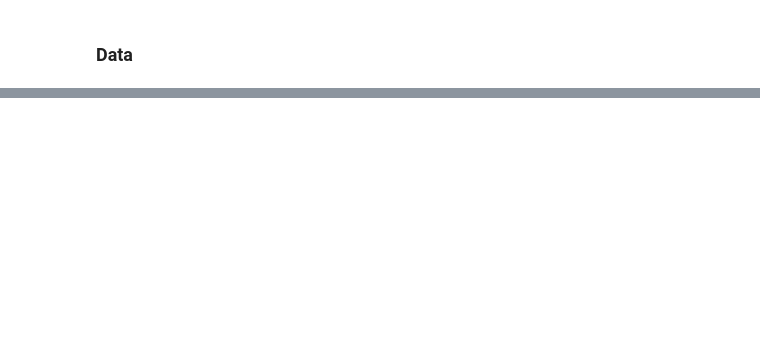
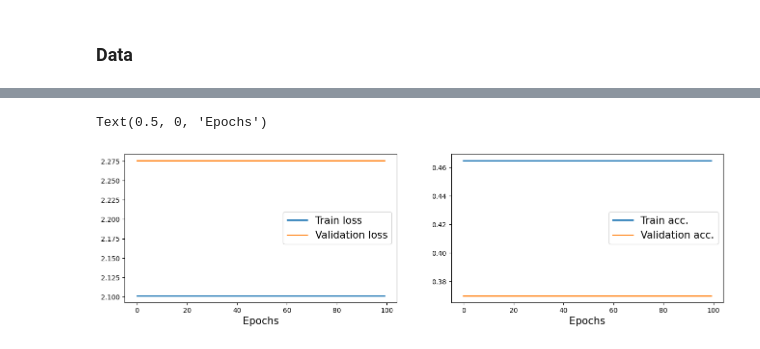
Before and after one commit to AhmedZeer/ml.py, a Jupyter notebook: noteBooks/13_PytorchMechanics/Untitled.ipynb, the cells around one changed output, grey strips where cells are left out. Cells and saved outputs as stored; diff of their text form; code cells hidden in the pictures; blank space fills up the shorter version.

```diff
--- a/noteBooks/13_PytorchMechanics/Untitled.ipynb
+++ b/noteBooks/13_PytorchMechanics/Untitled.ipynb
@@ -57,0 +150,25 @@ def train( model, x_val, y_val, dl, n_epochs ):
+# %%
+class MyModule(nn.Module):
+    def __init__(self):
+        super(MyModule, self).__init__()
+        self.module_list = nn.ModuleList([
+            nn.Linear(2, 4),
+            nn.ReLU(),
+            nn.Linear(4, 4),
+            nn.ReLU(),
+            nn.Linear(4, 1),
+            nn.Sigmoid()
+        ])
+
+    def forward(self, x):
+        for layer in self.module_list:
+            x = layer(x)
+        return x
+
+    def predict(self, x):
+        x = torch.tensor(x, dtype=torch.float32)
+        pred = self.forward(x)[:, 0]
+        return (pred >= 0.5).float()
+
+model = MyModule()
+print(model)
@@ -57,0 +186,2 @@ def train( model, x_val, y_val, dl, n_epochs ):
+# %%
+hist = train(model, 100, dl_train, x_valid, y_valid)
@@ -57,0 +190,16 @@ def train( model, x_val, y_val, dl, n_epochs ):
+# %%
+fig = plt.figure(figsize=(16, 4))
+ax = fig.add_subplot(1, 2, 1)
+plt.plot(hist[0], lw=2)
+plt.plot(hist[1], lw=2)
+plt.legend(['Train loss', 'Validation loss'], fontsize=15)
+ax.set_xlabel('Epochs', size=15)
+
+ax = fig.add_subplot(1, 2, 2)
+plt.plot(hist[2], lw=2)
+plt.plot(hist[3], lw=2)
+plt.legend(['Train acc.', 'Validation acc.'], fontsize=15)
+ax.set_xlabel('Epochs', size=15)
+# %% [output]
+Text(0.5, 0, 'Epochs')
+[figure, added]
```
Also changed, not shown: parts of 17 cells of this notebook, 5 other files.
